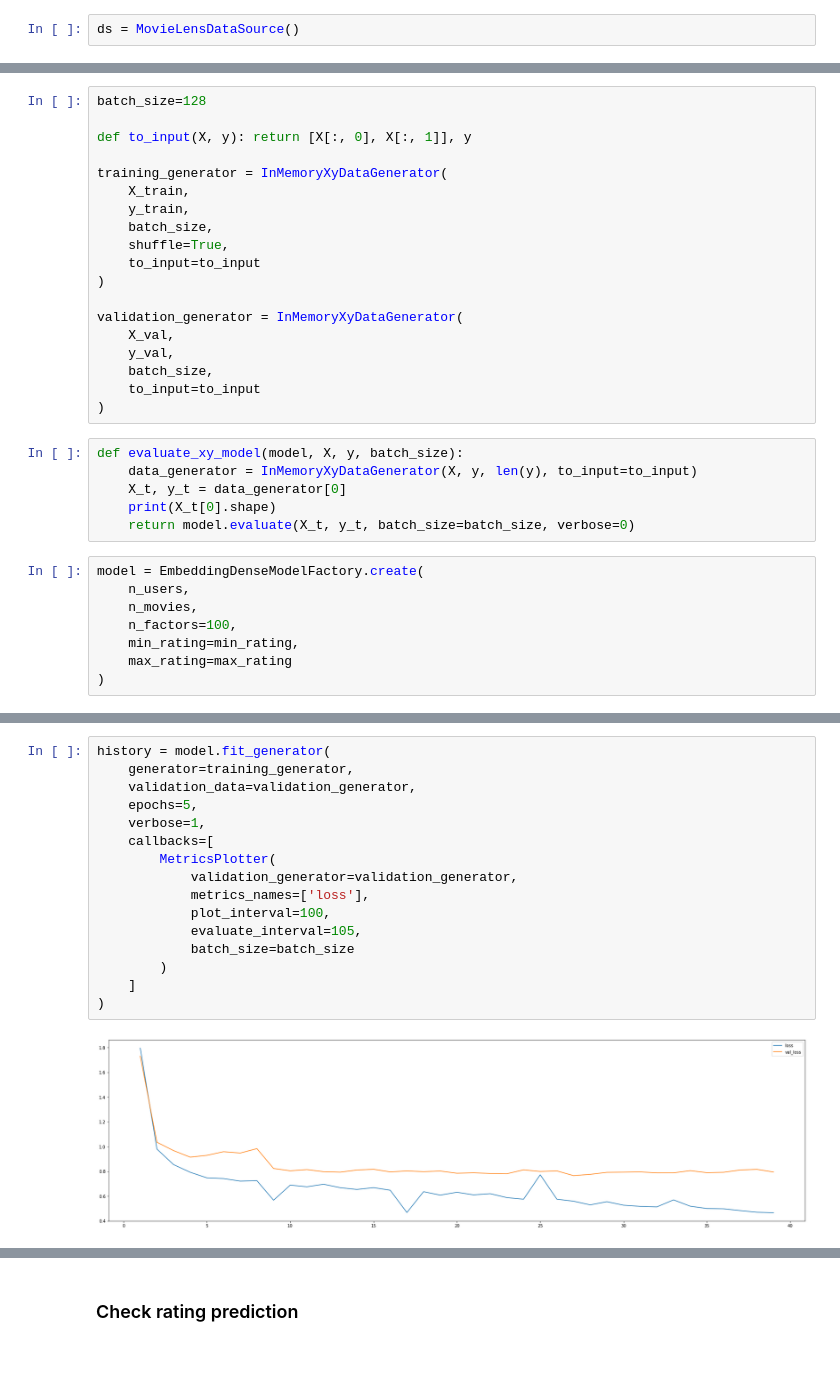
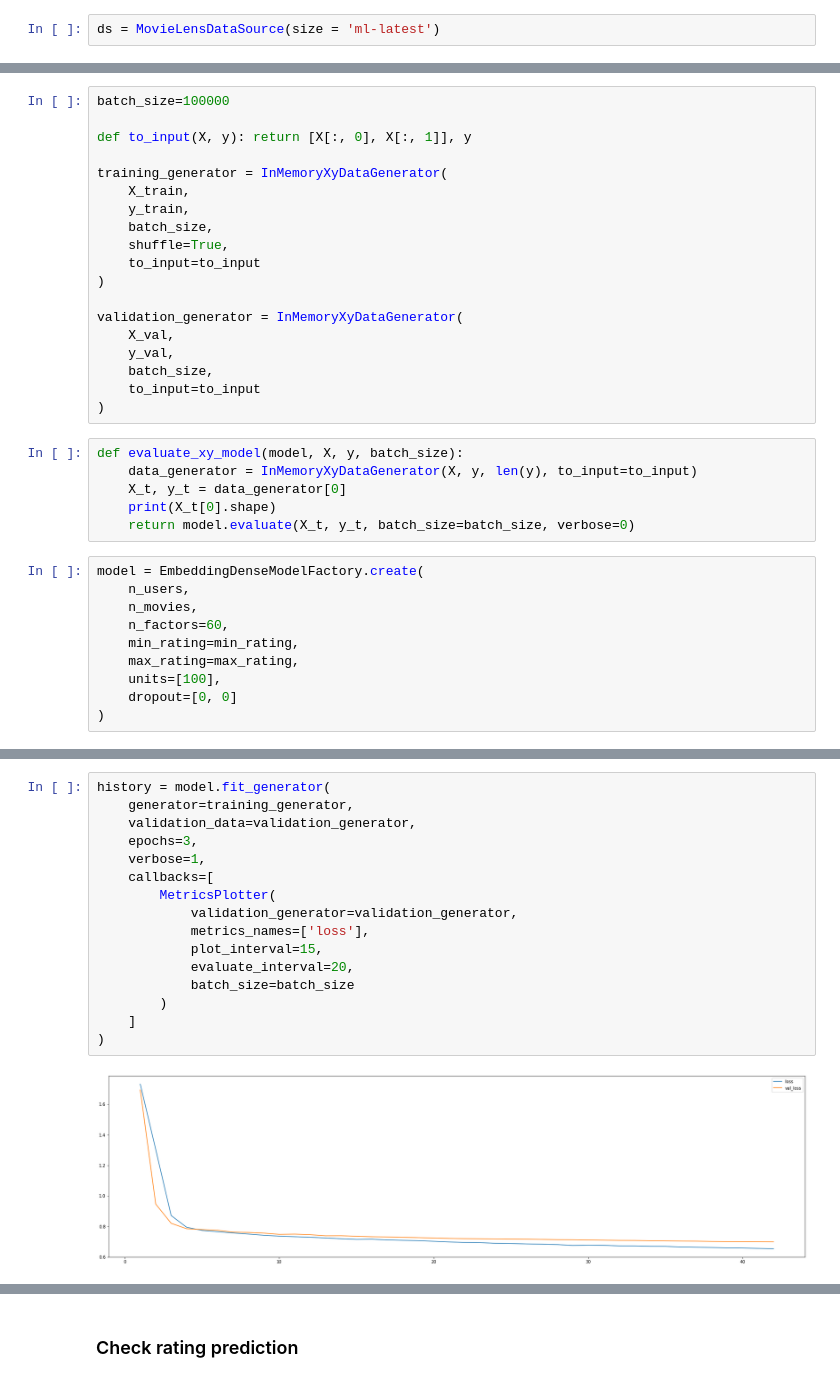
Before and after one commit to adrianmarino/recomendation-system-aproches, a Jupyter notebook: deep-model-train-and-validate.ipynb, the cells around one changed output, grey strips where cells are left out. Drawn from its saved outputs; the diff is of its cells as text.

```diff
--- a/deep-model-train-and-validate.ipynb
+++ b/deep-model-train-and-validate.ipynb
@@ -58,5 +70,5 @@ Create a data source to download and read dataset files:
 # %%
-ds = MovieLensDataSource()
+ds = MovieLensDataSource(size = 'ml-latest')
 # %%
 dataset = ds.dataset()
 # %% [markdown]
@@ -203,7 +215,7 @@ X_train.shape, X_val.shape, y_train.shape, y_val.shape
 # %% [markdown]
 ### Deep Model: User and Movie embeddings + Dense layers
 # %%
-batch_size=128
+batch_size=100000
 
 def to_input(X, y): return [X[:, 0], X[:, 1]], y
 
@@ -231,9 +243,11 @@ def evaluate_xy_model(model, X, y, batch_size):
 model = EmbeddingDenseModelFactory.create(
     n_users,
     n_movies,
-    n_factors=100,
+    n_factors=60,
     min_rating=min_rating,
-    max_rating=max_rating
+    max_rating=max_rating,
+    units=[100],
+    dropout=[0, 0]
 )
 # %%
 plot_model(model)
@@ -262,18 +276,18 @@ ________________________________________________________________________________
 # %%
 history = model.fit_generator(
     generator=training_generator,
     validation_data=validation_generator,
-    epochs=5,
+    epochs=3,
     verbose=1,
     callbacks=[
         MetricsPlotter(
             validation_generator=validation_generator,
             metrics_names=['loss'],
-            plot_interval=100,
-            evaluate_interval=105,
+            plot_interval=15,
+            evaluate_interval=20,
             batch_size=batch_size
         )
     ]
 )
 # %% [output]
-[figure, old version]
+[figure, new version]
```
Also changed, not shown: parts of 48 cells of this notebook, 5 other files.
